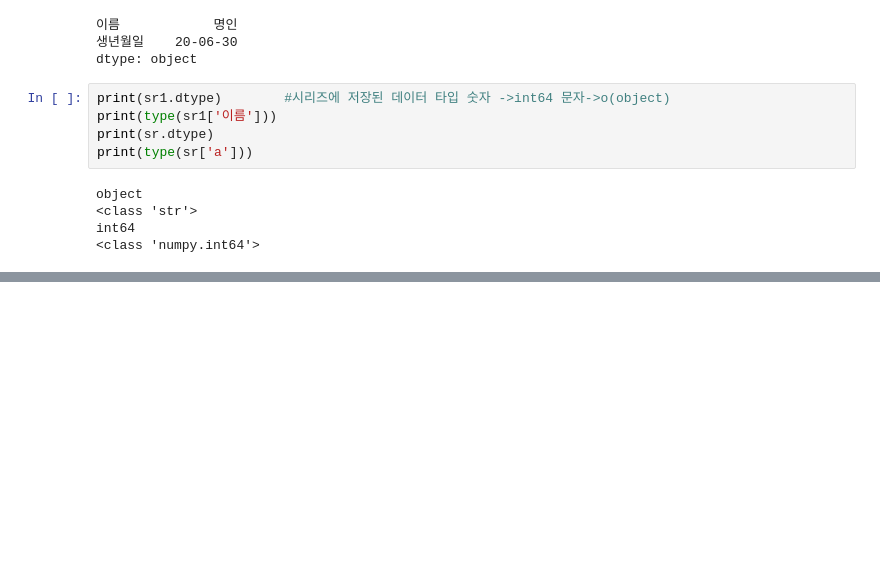
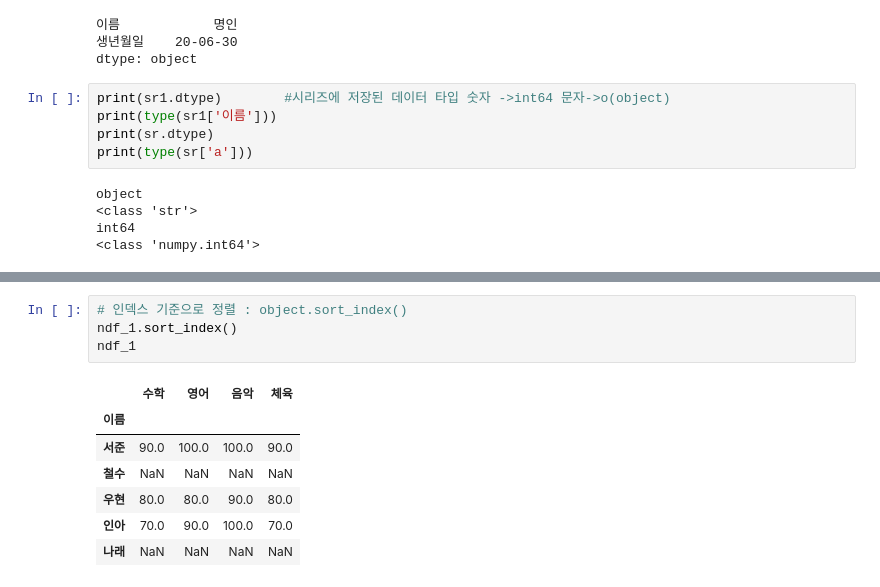
Before and after one commit to hongjaikim/lecture, a Jupyter notebook: pandas.src/day-1.ipynb, the cells around one changed output, grey strips where cells are left out. Saved outputs shown, nothing was run; the diff lists cells and outputs as text; blank space fills up the shorter version.

```diff
--- a/pandas.src/day-1.ipynb
+++ b/pandas.src/day-1.ipynb
@@ -64,0 +468,12 @@ int64
+# %%
+# 인덱스 기준으로 정렬 : object.sort_index()
+ndf_1.sort_index()
+ndf_1
+# %% [output]
+|  | 수학 | 영어 | 음악 | 체육 |
+| 이름 |  |  |  |  |
+| 서준 | 90.0 | 100.0 | 100.0 | 90.0 |
+| 철수 | NaN | NaN | NaN | NaN |
+| 우현 | 80.0 | 80.0 | 90.0 | 80.0 |
+| 인아 | 70.0 | 90.0 | 100.0 | 70.0 |
+| 나래 | NaN | NaN | NaN | NaN |
```
Also changed, not shown: parts of 41 cells of this notebook.
